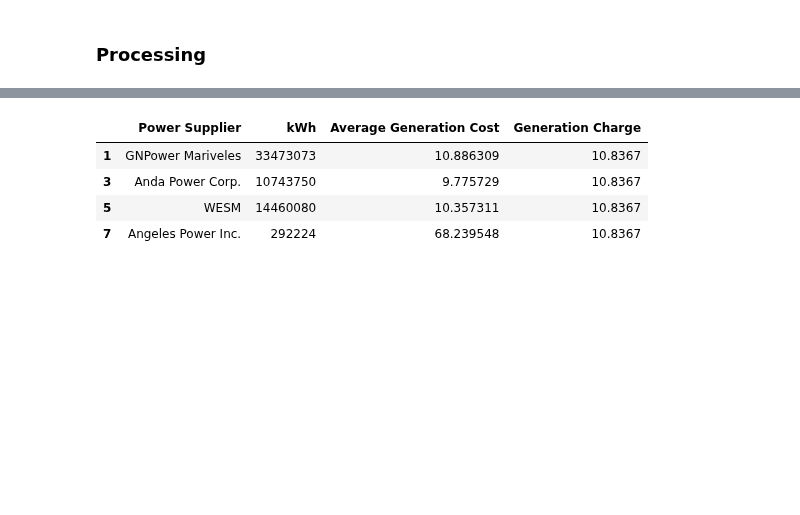
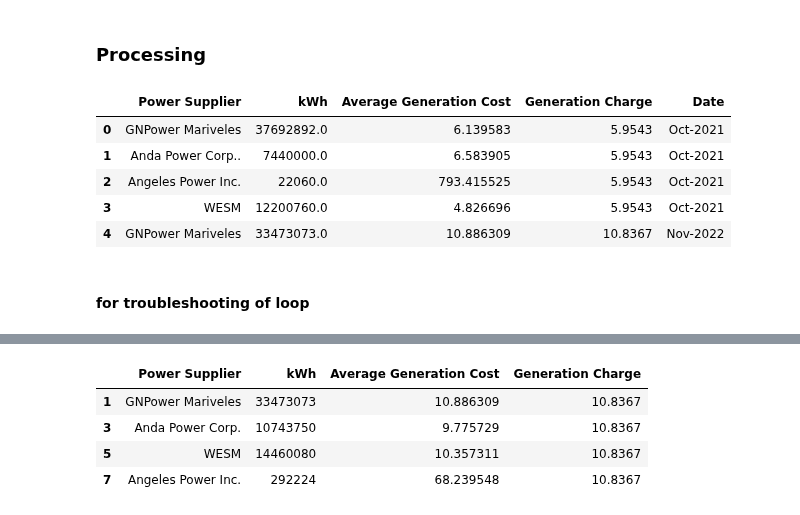
Before and after one commit to andreasenson/Scrape-DU-Generation-Charge, a Jupyter notebook: AEC/scrape_AEC.ipynb, the cells around one changed output, grey strips where cells are left out. Saved outputs shown, nothing was run; the diff lists cells and outputs as text; code cells hidden in the pictures; blank space fills up the shorter version.

Commit message:
added date to big_df

```diff
--- a/AEC/scrape_AEC.ipynb
+++ b/AEC/scrape_AEC.ipynb
@@ -129,3 +258,14 @@ Download completed.
+# %%
+big_df.head()
+# %% [output]
+|  | Power Supplier | kWh | Average Generation Cost | Generation Charge | Date |
+| 0 | GNPower Mariveles | 37692892.0 | 6.139583 | 5.9543 | Oct-2021 |
+| 1 | Anda Power Corp.. | 7440000.0 | 6.583905 | 5.9543 | Oct-2021 |
+| 2 | Angeles Power Inc. | 22060.0 | 793.415525 | 5.9543 | Oct-2021 |
+| 3 | WESM | 12200760.0 | 4.826696 | 5.9543 | Oct-2021 |
+| 4 | GNPower Mariveles | 33473073.0 | 10.886309 | 10.8367 | Nov-2022 |
+# %% [markdown]
+#### for troubleshooting of loop
 # %%
 df = tabula.read_pdf("pdf downloads/November 2022 Generation Charge.pdf", lattice = True, pages=1)[0]
 # %%
```
Also changed, not shown: parts of 4 cells of this notebook.
